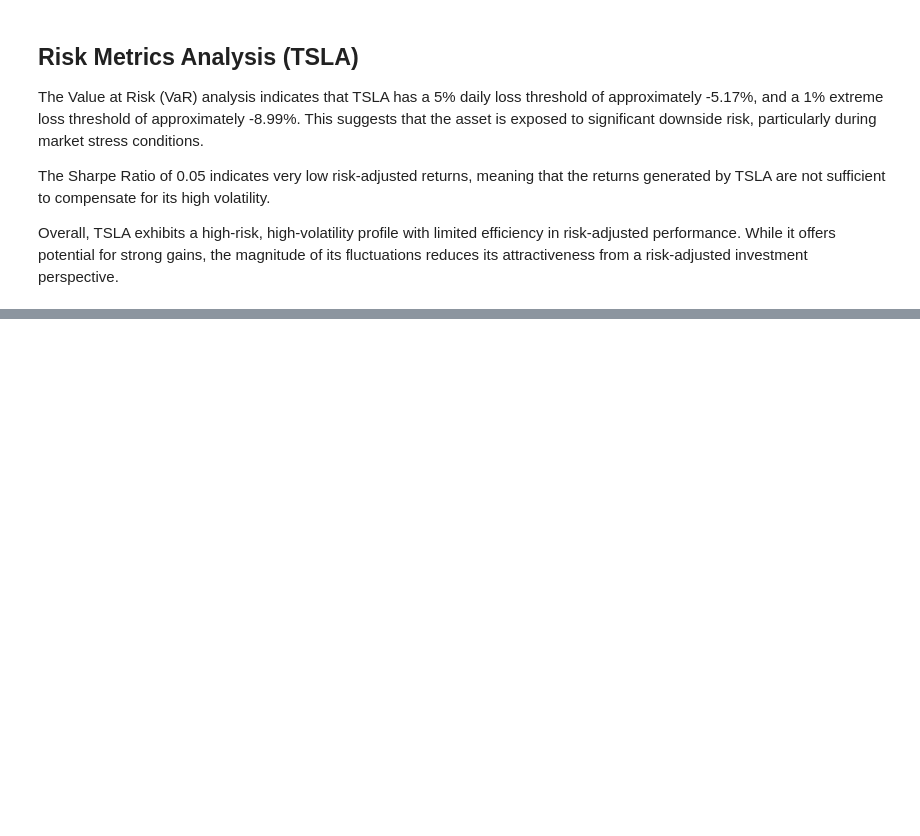
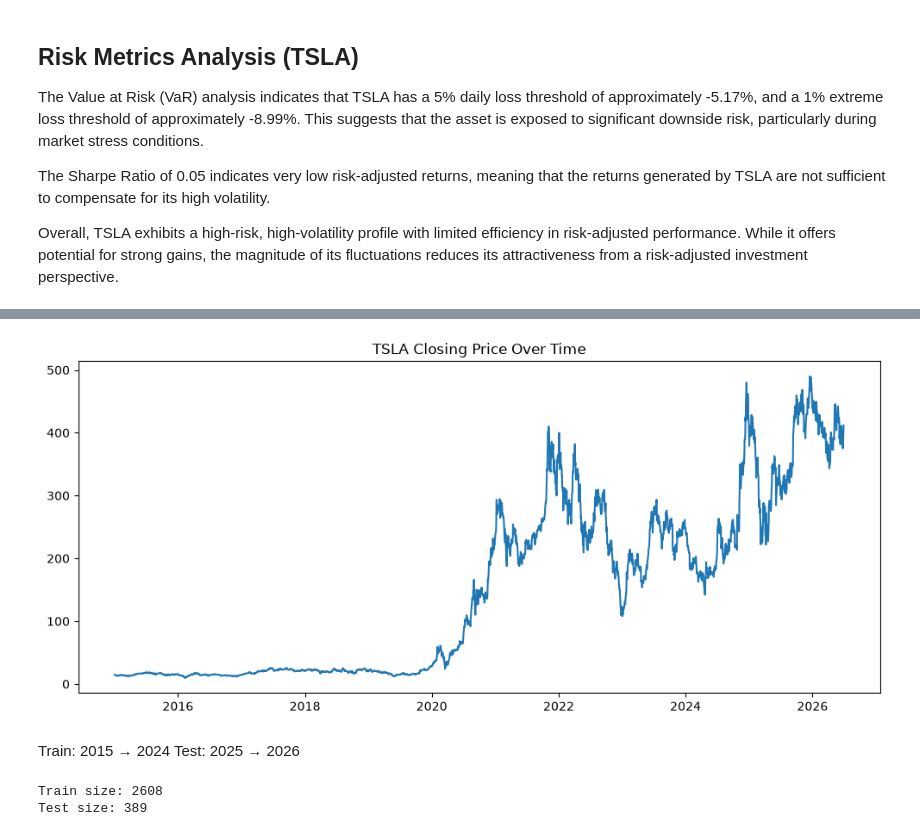
Before and after one commit to Richo-Worku/portfolio-optimization, a Jupyter notebook: notebooks/02_eda.ipynb, the cells around one changed output, grey strips where cells are left out. Drawn from its saved outputs; the diff is of its cells as text; code cells hidden in the pictures; blank space fills up the shorter version.

Commit message:
Task 2 model training

```diff
--- a/notebooks/02_eda.ipynb
+++ b/notebooks/02_eda.ipynb
@@ -234,3 +234,9 @@ The Value at Risk (VaR) analysis indicates that TSLA has a 5% daily loss thresho
 The Sharpe Ratio of 0.05 indicates very low risk-adjusted returns, meaning that the returns generated by TSLA are not sufficient to compensate for its high volatility.
 
 Overall, TSLA exhibits a high-risk, high-volatility profile with limited efficiency in risk-adjusted performance. While it offers potential for strong gains, the magnitude of its fluctuations reduces its attractiveness from a risk-adjusted investment perspective.
+# %%
+tsla = df[df["Ticker"] == "TSLA"].copy()
+
+tsla = tsla.sort_values("Date")
+
+tsla.head()
@@ -236,0 +250,5 @@ Overall, TSLA exhibits a high-risk, high-volatility profile with limited efficie
+# %%
+tsla = tsla[["Date", "Close"]]
+tsla.set_index("Date", inplace=True)
+
+tsla.head()
@@ -236,0 +263,13 @@ Overall, TSLA exhibits a high-risk, high-volatility profile with limited efficie
+# %%
+import matplotlib.pyplot as plt
+
+plt.figure(figsize=(12,5))
+plt.plot(tsla["Close"])
+plt.title("TSLA Closing Price Over Time")
+plt.show()
+# %% [output]
+[figure, added]
+# %% [markdown]
+
+Train: 2015 → 2024
+Test: 2025 → 2026
@@ -236,0 +288,6 @@ Overall, TSLA exhibits a high-risk, high-volatility profile with limited efficie
+# %%
+print("Train size:", len(train))
+print("Test size:", len(test))
+# %% [output]
+Train size: 2608
+Test size: 389
```
Also changed, not shown: parts of 25 cells of this notebook.
